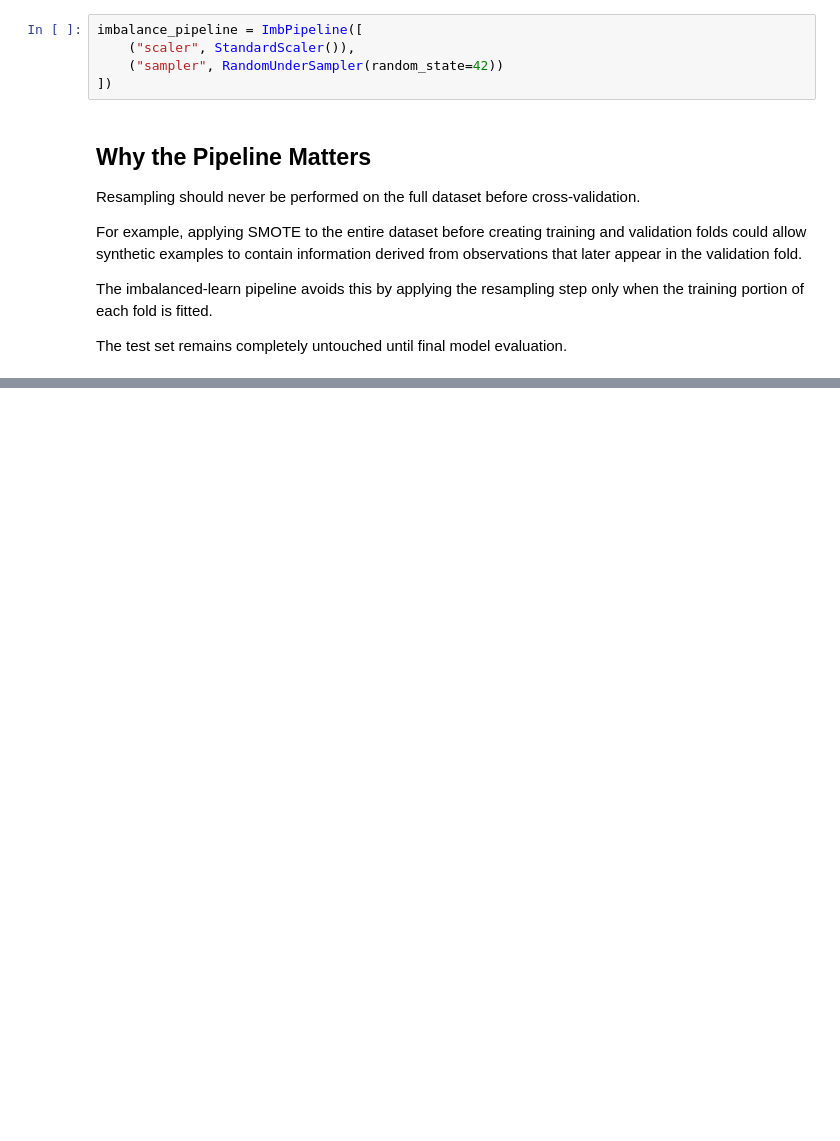
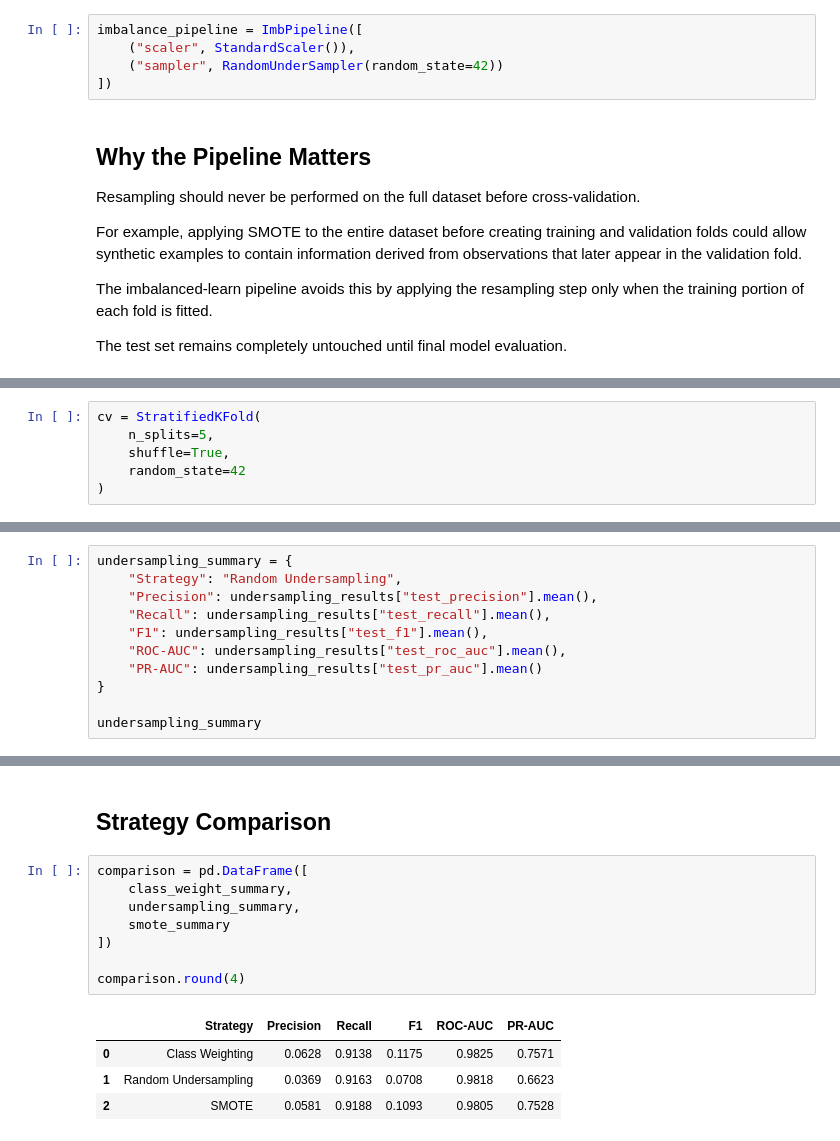
Before and after one commit to francisparwez/credit-card-fraud-detection, a Jupyter notebook: notebooks/01_credit_card_fraud_detection.ipynb, the cells around one changed output, grey strips where cells are left out. Drawn from its saved outputs; the diff is of its cells as text; blank space fills up the shorter version.

```diff
--- a/notebooks/01_credit_card_fraud_detection.ipynb
+++ b/notebooks/01_credit_card_fraud_detection.ipynb
@@ -452,0 +490,6 @@ The test set remains completely untouched until final model evaluation.
+# %%
+cv = StratifiedKFold(
+    n_splits=5,
+    shuffle=True,
+    random_state=42
+)
@@ -452,0 +612,11 @@ The test set remains completely untouched until final model evaluation.
+# %%
+undersampling_summary = {
+    "Strategy": "Random Undersampling",
+    "Precision": undersampling_results["test_precision"].mean(),
+    "Recall": undersampling_results["test_recall"].mean(),
+    "F1": undersampling_results["test_f1"].mean(),
+    "ROC-AUC": undersampling_results["test_roc_auc"].mean(),
+    "PR-AUC": undersampling_results["test_pr_auc"].mean()
+}
+
+undersampling_summary
@@ -452,0 +657,15 @@ The test set remains completely untouched until final model evaluation.
+# %% [markdown]
+## Strategy Comparison
+# %%
+comparison = pd.DataFrame([
+    class_weight_summary,
+    undersampling_summary,
+    smote_summary
+])
+
+comparison.round(4)
+# %% [output]
+|  | Strategy | Precision | Recall | F1 | ROC-AUC | PR-AUC |
+| 0 | Class Weighting | 0.0628 | 0.9138 | 0.1175 | 0.9825 | 0.7571 |
+| 1 | Random Undersampling | 0.0369 | 0.9163 | 0.0708 | 0.9818 | 0.6623 |
+| 2 | SMOTE | 0.0581 | 0.9188 | 0.1093 | 0.9805 | 0.7528 |
```
Also changed, not shown: parts of 27 cells of this notebook, 4 other files.
